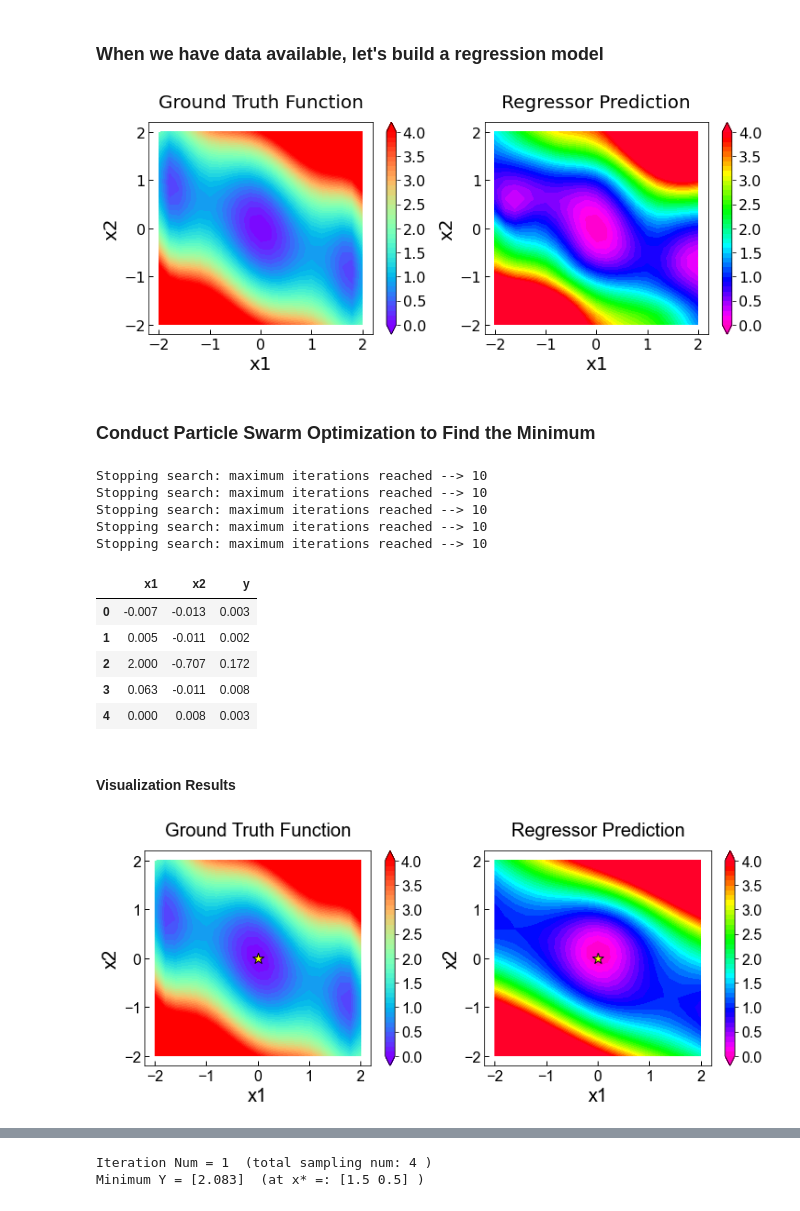
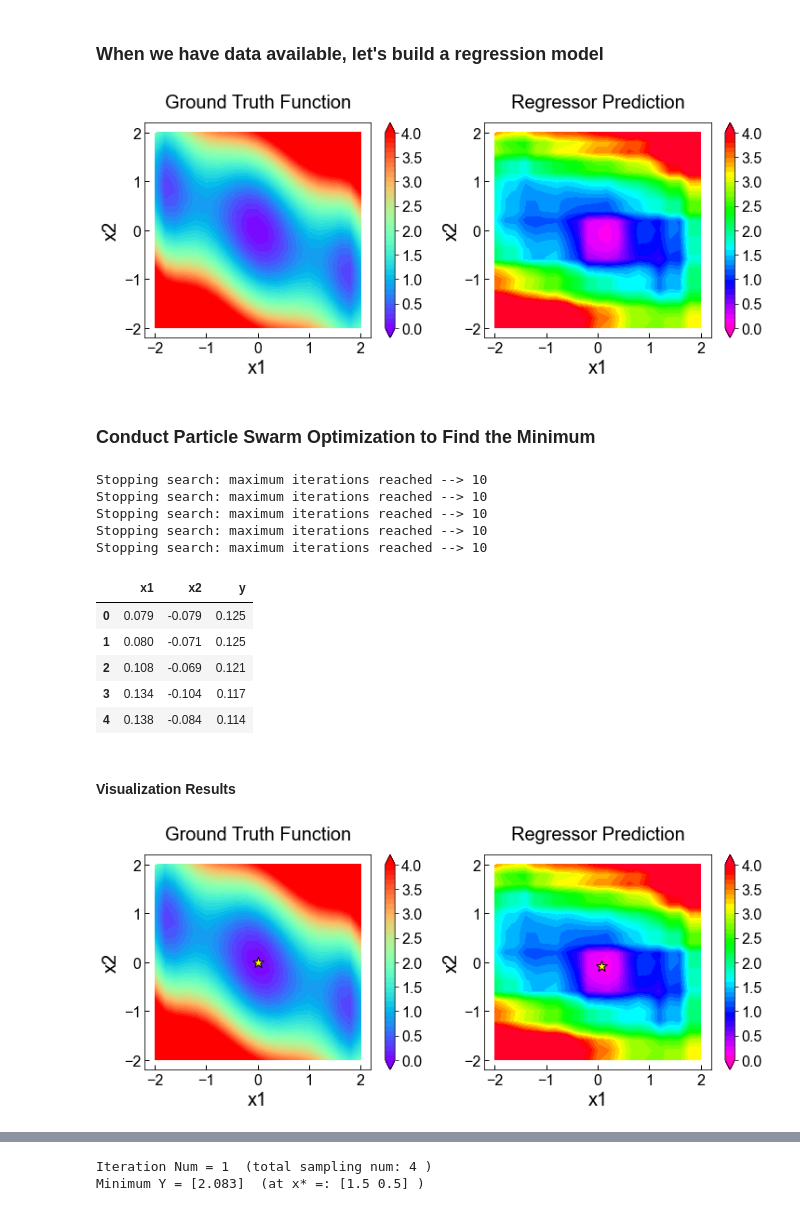
Before and after one commit to PV-Lab/2s986_class, a Jupyter notebook: Week6/ParticleSwarmOpt_and_BayesianOpt_2D_test_func.ipynb, the cells around one changed output, grey strips where cells are left out. Cells and saved outputs as stored; diff of their text form; code cells hidden in the pictures.

```diff
--- a/Week6/ParticleSwarmOpt_and_BayesianOpt_2D_test_func.ipynb
+++ b/Week6/ParticleSwarmOpt_and_BayesianOpt_2D_test_func.ipynb
@@ -68,9 +68,9 @@ from sklearn.gaussian_process.kernels import WhiteKernel, RBF, Matern
 regressor_rf = RandomForestRegressor()
 regressor_gb = GradientBoostingRegressor()
 regressor_gp = GaussianProcessRegressor(kernel = Matern(2))
-regressor = regressor_gp
+regressor = regressor_rf
 regressor.fit(x_train, y_train)
-regressor.predict([[1,1]])
+#regressor.predict([[1,1]])
 
 
 nx1, nx2 = (21, 21)
@@ -83,34 +83,34 @@ y_pred = [regressor.predict(xv[i]) for i in range(len(xv))]
 
 
 fs= 20
 fig, axes = plt.subplots(1,2, figsize = (6*2, 4.25))
 i = 0
 c_plt = axes[i].contourf(x1v, x2v, y, levels = np.arange(41)*0.1, cmap='rainbow', extend = 'both')#
 cbar = plt.colorbar(c_plt, ax = axes[i])
 cbar.ax.tick_params(labelsize=fs*0.8)
 axes[i].set_title('Ground Truth Function', fontsize =fs, pad = fs*0.8)
 #axes[i].scatter(x_train[:,0], x_train[:,1], c = 'white', alpha = 1, edgecolor = 'black')
 
 i = 1
 c_plt = axes[i].contourf(x1v, x2v, y_pred,levels = np.arange(41)*0.1, cmap='gist_rainbow_r', extend = 'both')#
 cbar = plt.colorbar(c_plt, ax = axes[i])
 cbar.ax.tick_params(labelsize=fs*0.8)
 axes[i].set_title('Regressor Prediction', fontsize =fs, pad = fs*0.8)
 #axes[i].scatter(x_train[:,0], x_train[:,1], c = 'white', alpha = 1, edgecolor = 'black')
 
 
 
 for i in range(len(axes)):
     cbar.ax.tick_params(labelsize=fs*0.8)
     axes[i].set_xlabel('x1',fontsize = fs)
     axes[i].set_ylabel('x2',fontsize = fs)
     axes[i].tick_params(direction='in', length=5, width=1, labelsize = fs*.8, grid_alpha = 0.5)
     axes[i].set_xlim(-2.2, 2.2)
     axes[i].set_ylim(-2.2, 2.2)
     axes[i].set_xticks(np.arange(-2, 2.1, 1))
     axes[i].set_yticks(np.arange(-2, 2.1, 1))
 # %% [output]
-[figure, old version]
+[figure, new version]
 # %% [markdown]
 ### Conduct Particle Swarm Optimization to Find the Minimum
 # %%
@@ -139,11 +139,11 @@ Stopping search: maximum iterations reached --> 10
 Stopping search: maximum iterations reached --> 10
 Stopping search: maximum iterations reached --> 10
 |  | x1 | x2 | y |
-| 0 | -0.007 | -0.013 | 0.003 |
-| 1 | 0.005 | -0.011 | 0.002 |
-| 2 | 2.000 | -0.707 | 0.172 |
-| 3 | 0.063 | -0.011 | 0.008 |
-| 4 | 0.000 | 0.008 | 0.003 |
+| 0 | 0.079 | -0.079 | 0.125 |
+| 1 | 0.080 | -0.071 | 0.125 |
+| 2 | 0.108 | -0.069 | 0.121 |
+| 3 | 0.134 | -0.104 | 0.117 |
+| 4 | 0.138 | -0.084 | 0.114 |
 # %% [markdown]
 #### Visualization Results
 # %%
@@ -173,6 +173,6 @@ for i in range(len(axes)):
     axes[i].set_xticks(np.arange(-2, 2.1, 1))
     axes[i].set_yticks(np.arange(-2, 2.1, 1))
 # %% [output]
-[figure, old version]
+[figure, new version]
 # %% [markdown]
 ### When we do not have data available, let's collect some data using Bayesian Optimization
```
Also changed, not shown: parts of 1 cell of this notebook.
